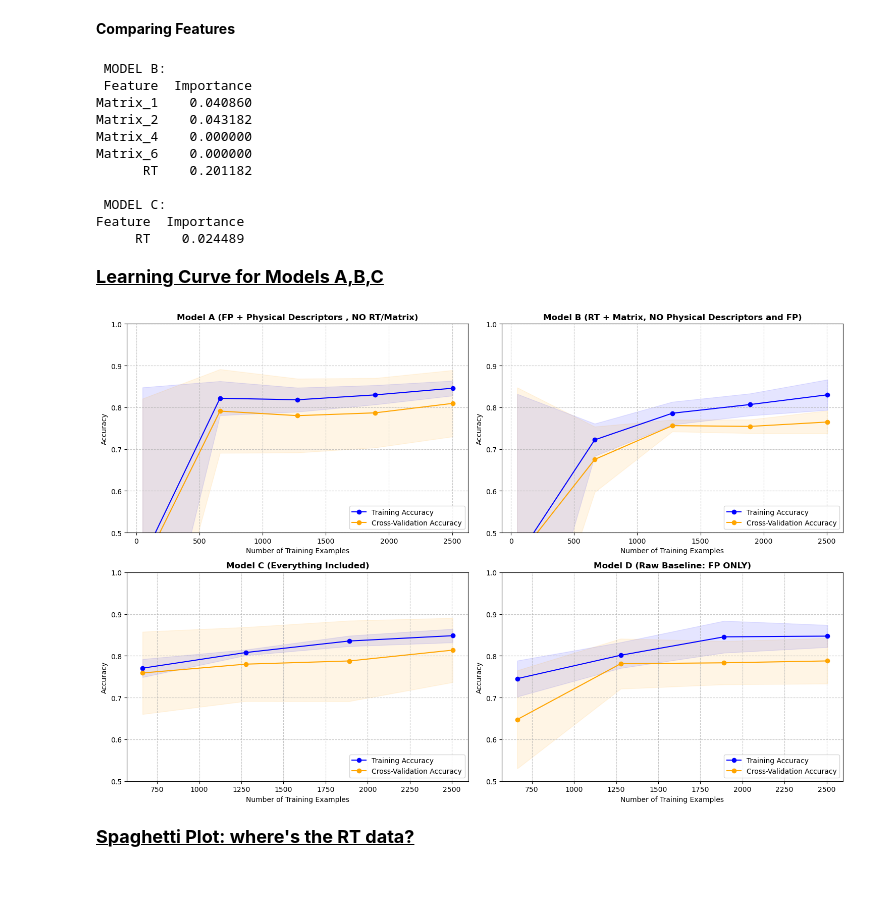
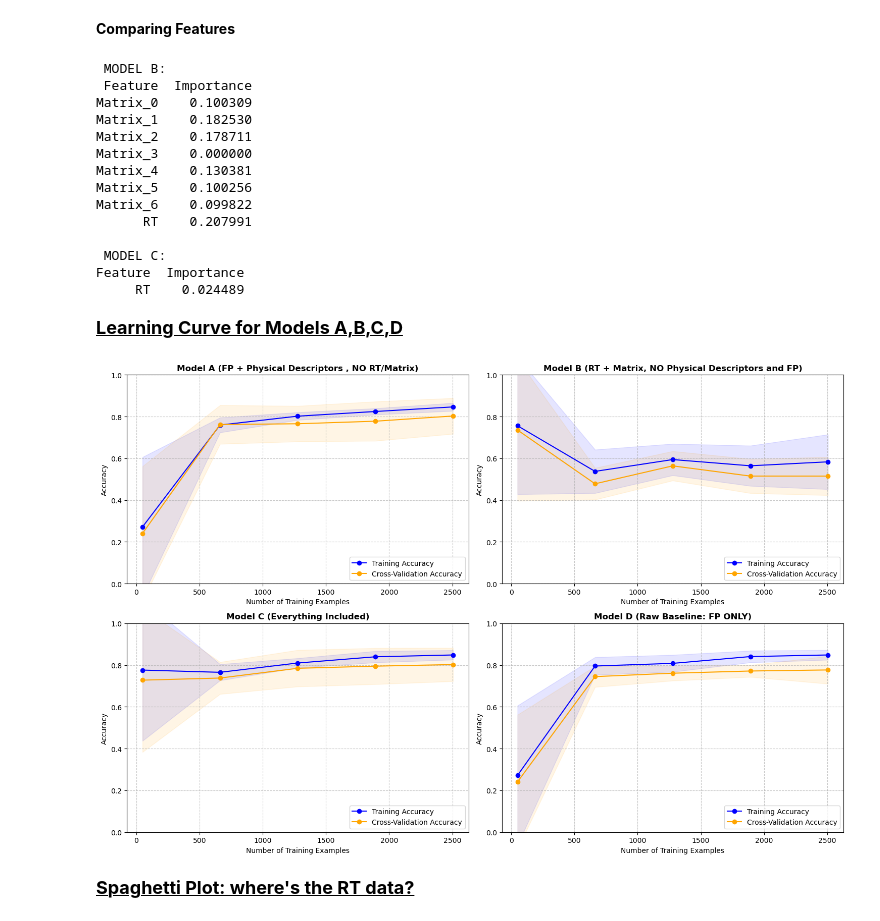
Before and after one commit to swisscatplus/solubility_prediction_nmr, a Jupyter notebook: src/dev/rt_prediction.ipynb, the cells around one changed output. Drawn from its saved outputs; the diff is of its cells as text; code cells hidden in the pictures; blank space fills up the shorter version.

```diff
--- a/src/dev/rt_prediction.ipynb
+++ b/src/dev/rt_prediction.ipynb
@@ -1474,8 +1478,8 @@ y_test = y[test_idx]
 # Calculate scale weight
 scale_weight = (len(y_train) - sum(y_train)) / sum(y_train)
 
-# PREPARE CONTINUOUS COLUMNS
-cols_B = ['RT', 'MolWt', 'Sol_Dielectric', 'Sol_Hansen_D', 'Sol_Hansen_P', 'Sol_Hansen_H']
+# PREPARE CONTINUOUS COLUMNS (Physical descriptors removed, ONLY RT remains)
+cols_B = ['RT']
 
 # Extract RAW continuous data for train and test separately
 X_cont_train_raw = df_desc[cols_B].iloc[train_idx].values
@@ -1484,14 +1488,14 @@ X_cont_test_raw = df_desc[cols_B].iloc[test_idx].values
 # SCALE PROPERLY (Fit ONLY on Train, Transform Test)
 scaler_B = StandardScaler()
 X_cont_train_scaled = scaler_B.fit_transform(X_cont_train_raw)
-X_cont_test_scaled = scaler_B.transform(X_cont_test_raw)  # <-- Notice: only .transform() here!
+X_cont_test_scaled = scaler_B.transform(X_cont_test_raw)
 
 # COMBINE FEATURES
-# Stack the Matrices and the Scaled Continuous columns
+# Stack the Matrices and the Scaled RT
 X_train_B = np.hstack((X_mat[train_idx], X_cont_train_scaled))
 X_test_B = np.hstack((X_mat[test_idx], X_cont_test_scaled))
 
-# For Model B, we only have 13 features, so we pick the best 10 (or use k='all')
+# For Model B, we only have ~12 features now, so we pick the best 10
 num_to_pick = min(10, X_train_B.shape[1])
 selector = SelectKBest(score_func=f_classif, k=num_to_pick)
 
@@ -1514,11 +1518,10 @@ y_pred_B = model_B.predict(X_test_B_best)
 print(f"Model B - Accuracy:  {accuracy_score(y_test, y_pred_B):.4f}")
 print(f"Model B - Precision: {precision_score(y_test, y_pred_B, zero_division=0):.4f}\n")
 
+# FEATURE IMPORTANCE
 names_B_all = [f"Matrix_{i}" for i in range(X_mat.shape[1])] + cols_B
 names_B_selected = np.array(names_B_all)[selector.get_support()]
 
-# FEATURE IMPORTANCE
-names_B = [f"Matrix_{i}" for i in range(X_mat.shape[1])] + cols_B
 imp_B = pd.DataFrame({'Feature': names_B_selected, 'Importance': model_B.feature_importances_})
 print("TOP FEATURES IN MODEL B:")
 print(imp_B.sort_values(by='Importance', ascending=False).head(10).to_string(index=False))
@@ -1680,17 +1681,20 @@ print(rt_mat_C.head(10).to_string(index=False))
 # %% [output]
  MODEL B:
  Feature  Importance
-Matrix_1    0.040860
-Matrix_2    0.043182
-Matrix_4    0.000000
-Matrix_6    0.000000
-      RT    0.201182
+Matrix_0    0.100309
+Matrix_1    0.182530
+Matrix_2    0.178711
+Matrix_3    0.000000
+Matrix_4    0.130381
+Matrix_5    0.100256
+Matrix_6    0.099822
+      RT    0.207991
 
  MODEL C:
 Feature  Importance
      RT    0.024489
 # %% [markdown]
-**<u><span style="font-size:18px">Learning Curve for Models A,B,C</span><u>**
+**<u><span style="font-size:18px">Learning Curve for Models A,B,C,D</span><u>**
 # %%
 def plot_learning_curve(estimator, X, y, groups, title, ax):
     # This ensures the 20% subset has a healthy mix of all solvents/matrices.
@@ -1722,35 +1726,35 @@ def plot_learning_curve(estimator, X, y, groups, title, ax):
 
     ax.set_title(title, fontsize=12, fontweight='bold')
     ax.set_xlabel("Number of Training Examples")
     ax.set_ylabel("Accuracy")
     ax.grid(True, linestyle='--', alpha=0.7)
     ax.legend(loc="lower right")
-    ax.set_ylim([0.5, 1.0]) # Lock Y-axis to make comparisons fair
+    ax.set_ylim([0, 1.0]) # Lock Y-axis to make comparisons fair
 
 # Create a 2x2 grid for the 4 plots
 fig, axes = plt.subplots(2, 2, figsize=(15, 10))
 
 # Flatten the 2x2 array into a simple 1D list so we can just use 0, 1, 2, 3
 axes = axes.flatten()
 
 groups_train = df_desc.iloc[train_idx]['SMILES']
 
 # Slot 0: Top Left
 plot_learning_curve(model_A, X_train_A_best, y_train, groups_train, "Model A (FP + Physical Descriptors , NO RT/Matrix)", axes[0])
 
 # Slot 1: Top Right
 plot_learning_curve(model_B, X_train_B_best, y_train, groups_train, "Model B (RT + Matrix, NO Physical Descriptors and FP)", axes[1])
 
 # Slot 2: Bottom Left
 plot_learning_curve(model_C, X_train_C_best, y_train, groups_train, "Model C (Everything Included)", axes[2])
 
 # Slot 3: Bottom Right (The New Baseline)
 plot_learning_curve(model_D, X_train_D_best, y_train, groups_train, "Model D (Raw Baseline: FP ONLY)", axes[3])
 
 plt.tight_layout()
 plt.show()
 # %% [output]
-[figure, old version]
+[figure, new version]
 # %% [markdown]
 **<u><span style="font-size:18px">Spaghetti Plot: where's the RT data?</span><u>**
 # %% [markdown]
```
Also changed, not shown: parts of 26 cells of this notebook.
